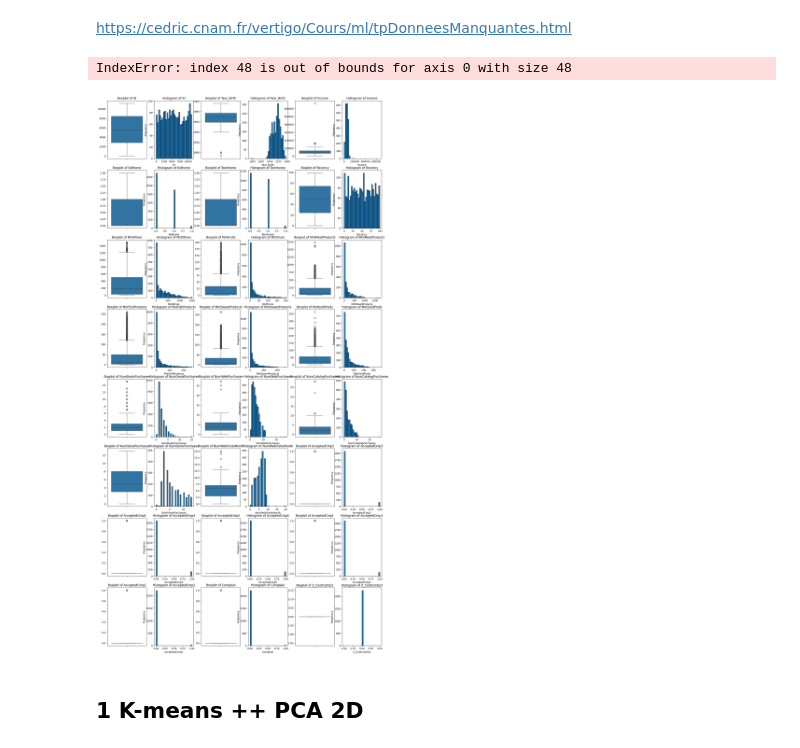
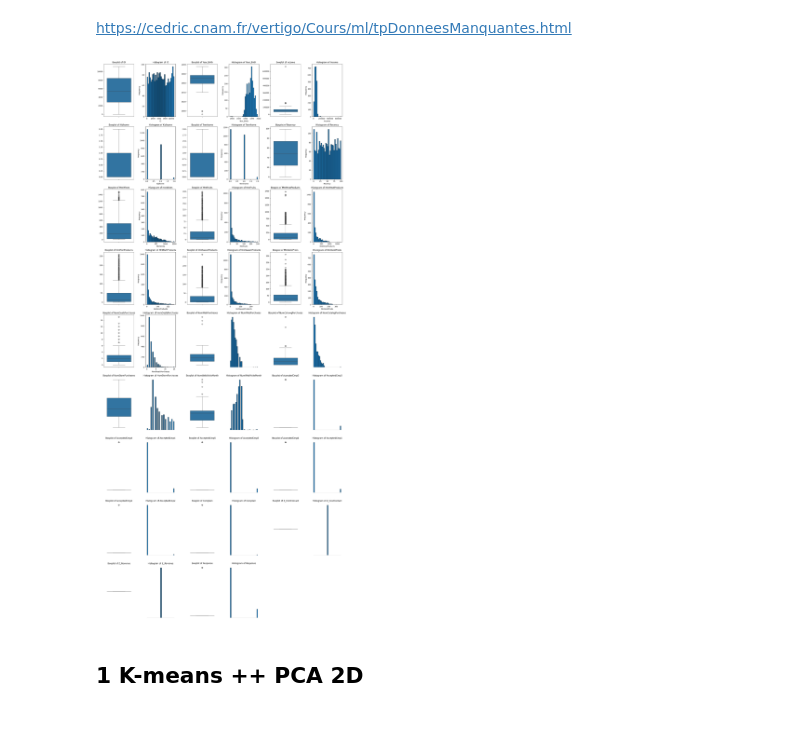
Before and after one commit to Jmuhleman/BUI_2024, a Jupyter notebook: projet/exploration.ipynb, the cells around one changed output. Saved outputs shown, nothing was run; the diff lists cells and outputs as text; code cells hidden in the pictures.

Commit message:
add plots

```diff
--- a/projet/exploration.ipynb
+++ b/projet/exploration.ipynb
@@ -48,37 +48,36 @@ import seaborn as sns
 import matplotlib.pyplot as plt
 
 n_cols = 3  # Adjust the number of columns as needed
-n_rows = (len(final_df.select_dtypes(include='number').columns) // n_cols) + (len(final_df.select_dtypes(include='number').columns) % n_cols > 0)  # Calculate rows needed
+n_rows = (len(data_df.select_dtypes(include='number').columns) // n_cols) + (len(data_df.select_dtypes(include='number').columns) % n_cols > 0)  # Calculate rows needed
 
 # Create a figure with subplots
 fig, axes = plt.subplots(n_rows, n_cols * 2, figsize=(20, 5 * n_rows))  # Double the number of columns to accommodate both boxplot and histogram
 
 # Flatten axes array for easy iteration if there are multiple rows
 axes = axes.flatten()
 
 # Loop through each column and create a boxplot and histogram
 for i, col in enumerate(data_df.select_dtypes(include='number').columns):
     # Boxplot on the left
     sns.boxplot(ax=axes[2 * i], data=data_df[col])
     axes[2 * i].set_title(f'Boxplot of {col}')
     axes[2 * i].set_xlabel('')  # Optional: hide xlabel for clarity
     axes[2 * i].set_ylabel('')  # Optional: hide ylabel for clarity
 
     # Histogram on the right
     axes[2 * i + 1].hist(data_df[col], bins=30, edgecolor='black')
     axes[2 * i + 1].set_title(f'Histogram of {col}')
     axes[2 * i + 1].set_xlabel(col)
     axes[2 * i + 1].set_ylabel('Frequency')
 
 # Hide any unused subplots (if the number of columns is not a perfect multiple of n_cols)
 for j in range(i + 1, len(axes)):
     axes[j].axis('off')
 
 plt.tight_layout()
 plt.show()
 # %% [output]
-IndexError: index 48 is out of bounds for axis 0 with size 48
-[figure, old version]
+[figure, new version]
 # %% [markdown]
 ## 1 K-means ++ PCA 2D
 # %%
```
Also changed, not shown: parts of 4 cells of this notebook.
